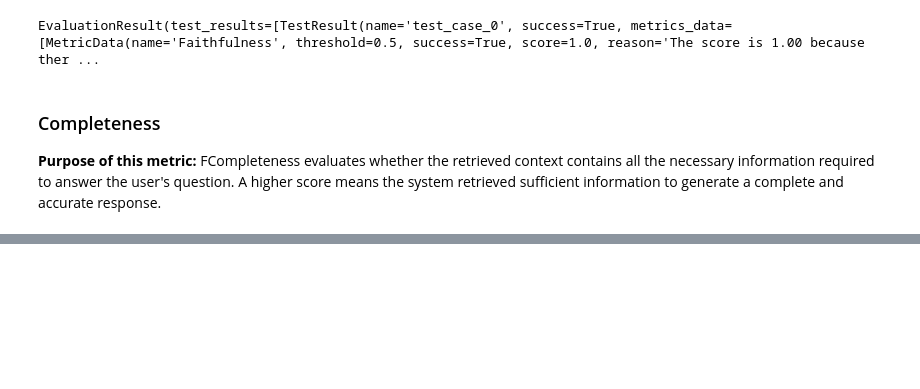
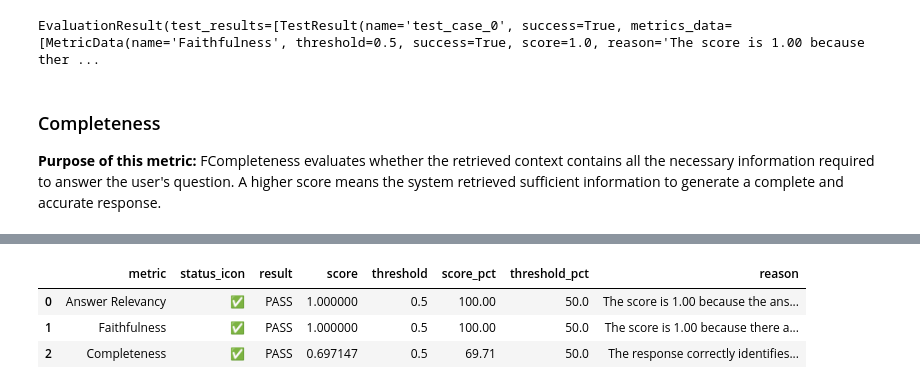
Before and after one commit to shubhanshu-rastogi/AgenticEvalUsingDeepeval, a Jupyter notebook: eval/notebooks/04_layer2_answer_relevancy.ipynb, the cells around one changed output, grey strips where cells are left out. Saved outputs shown, nothing was run; the diff lists cells and outputs as text; code cells hidden in the pictures; blank space fills up the shorter version.

```diff
--- a/eval/notebooks/04_layer2_answer_relevancy.ipynb
+++ b/eval/notebooks/04_layer2_answer_relevancy.ipynb
@@ -360,0 +365,88 @@ EvaluationResult(test_results=[TestResult(name='test_case_0', success=True, metr
+# %%
+import pandas as pd
+
+# Reuse already-computed metric objects from previous sections
+metric_objects = [
+    ("Answer Relevancy", globals().get("metric")),
+    ("Faithfulness", globals().get("faithfulness_metric")),
+    ("Completeness", globals().get("completeness_metric")),
+]
+
+rows = []
+for fallback_name, metric_obj in metric_objects:
+    if metric_obj is None:
+        rows.append({
+            "metric": fallback_name,
+            "status_icon": "⬜",
+            "result": "NOT RUN",
+            "score": None,
+            "threshold": None,
+            "score_pct": None,
+            "threshold_pct": None,
+            "reason": "Run its section above first.",
+        })
+        continue
+
+    score = getattr(metric_obj, "score", None)
+    threshold = getattr(metric_obj, "threshold", None)
+    success = getattr(metric_obj, "success", None)
+    reason = getattr(metric_obj, "reason", None)
+
+    if success is True:
+        result = "PASS"
+        status_icon = "✅"
+    elif success is False:
+        result = "FAIL"
+        status_icon = "❌"
+    else:
+        result = "N/A"
+        status_icon = "⬜"
+
+    rows.append({
+        "metric": getattr(metric_obj, "name", fallback_name),
+        "status_icon": status_icon,
+        "result": result,
+        "score": score,
+        "threshold": threshold,
+        "score_pct": round(score * 100, 2) if isinstance(score, (int, float)) else None,
+        "threshold_pct": round(threshold * 100, 2) if isinstance(threshold, (int, float)) else None,
+        "reason": reason,
+    })
+
+summary_df = pd.DataFrame(rows)
+
+display(summary_df[["metric", "status_icon", "result", "score", "threshold", "score_pct", "threshold_pct", "reason"]])
+
+def color_by_threshold(row):
+    styles = [""] * len(row.index)
+    score_pct = row.get("score_pct")
+    threshold_pct = row.get("threshold_pct")
+
+    if pd.notna(score_pct) and pd.notna(threshold_pct):
+        passed = score_pct >= threshold_pct
+        color = "#166534" if passed else "#b91c1c"
+        score_idx = row.index.get_loc("score_pct")
+        styles[score_idx] = f"background-color: {color}; color: white;"
+
+    return styles
+
+# Cleaner demo table
+styled_summary = (
+    summary_df[["metric", "status_icon", "result", "score_pct", "threshold_pct", "reason"]]
+    .style
+    .hide(axis="index")
+    .format(
+        {
+            "score_pct": lambda v: "" if pd.isna(v) else f"{v:.2f}%",
+            "threshold_pct": lambda v: "" if pd.isna(v) else f"{v:.2f}%",
+        }
+    )
+    .apply(color_by_threshold, axis=1)
+)
+
+styled_summary
+# %% [output]
+|  | metric | status_icon | result | score | threshold | score_pct | threshold_pct | reason |
+| 0 | Answer Relevancy | ✅ | PASS | 1.000000 | 0.5 | 100.00 | 50.0 | The score is 1.00 because the ans... |
+| 1 | Faithfulness | ✅ | PASS | 1.000000 | 0.5 | 100.00 | 50.0 | The score is 1.00 because there a... |
+| 2 | Completeness | ✅ | PASS | 0.697147 | 0.5 | 69.71 | 50.0 | The response correctly identifies... |
```
Also changed, not shown: parts of 6 cells of this notebook, 3 other files.
